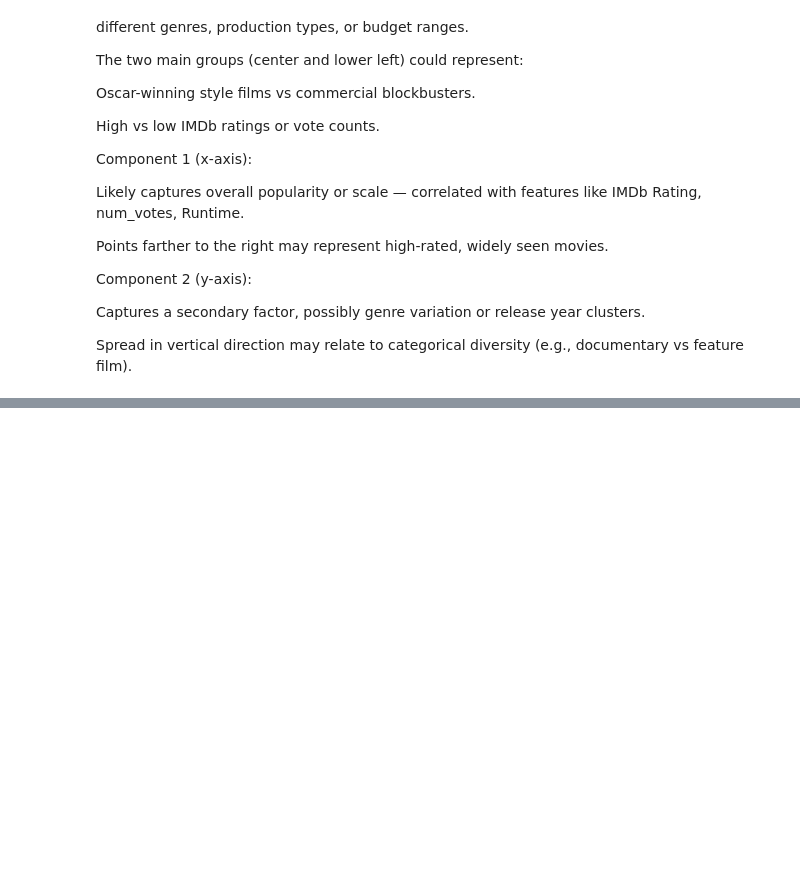
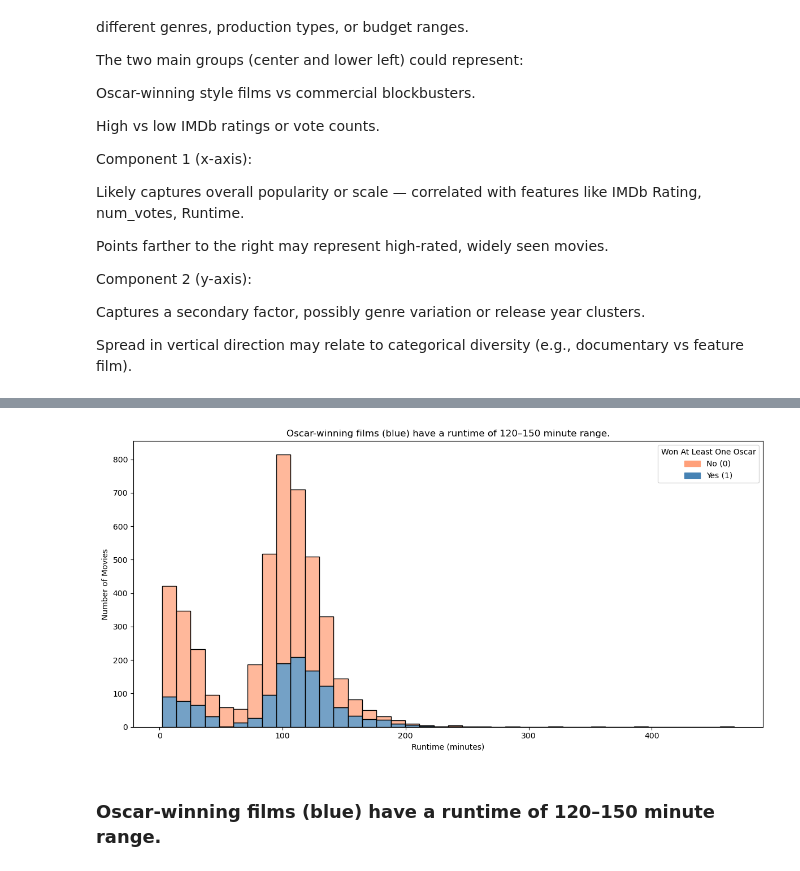
Before and after one commit to swathi-ms/Project-5, a Jupyter notebook: code/Swathi2.ipynb, the cells around one changed output, grey strips where cells are left out. Saved outputs shown, nothing was run; the diff lists cells and outputs as text; code cells hidden in the pictures; blank space fills up the shorter version.

Commit message:
adding the runtime oscar visual

```diff
--- a/code/Swathi2.ipynb
+++ b/code/Swathi2.ipynb
@@ -503,3 +503,6 @@ Component 2 (y-axis):
 Captures a secondary factor, possibly genre variation or release year clusters.
 
 Spread in vertical direction may relate to categorical diversity (e.g., documentary vs feature film).
+# %%
+df1 = pd.read_csv('../data/final.csv')
+df1
@@ -505,0 +523,34 @@ Spread in vertical direction may relate to categorical diversity (e.g., document
+# %%
+import seaborn as sns
+import matplotlib.patches as mpatches
+
+custom_palette = {0: "#FFA07A", 1: "#4682B4"}
+
+# Define manual legend handles again
+no_win_patch = mpatches.Patch(color=custom_palette[0], label="No (0)")
+yes_win_patch = mpatches.Patch(color=custom_palette[1], label="Yes (1)")
+
+# Re-plot with fixed palette
+plt.figure(figsize=(12, 6))
+sns.histplot(
+    data=df1,
+    x="runtime_mins",
+    hue="won",
+    bins=40,
+    multiple="stack",
+    palette=custom_palette,
+    kde=False,
+    stat="count",
+    hue_order=[0, 1]
+)
+
+plt.title("Oscar-winning films (blue) have a runtime of 120–150 minute range.")
+plt.xlabel("Runtime (minutes)")
+plt.ylabel("Number of Movies")
+plt.legend(handles=[no_win_patch, yes_win_patch], title="Won At Least One Oscar")
+plt.tight_layout()
+plt.show()
+# %% [output]
+[figure, added]
+# %% [markdown]
+### Oscar-winning films (blue) have a runtime of 120–150 minute range.
```
Also changed, not shown: parts of 1 cell of this notebook, 2 other files.
